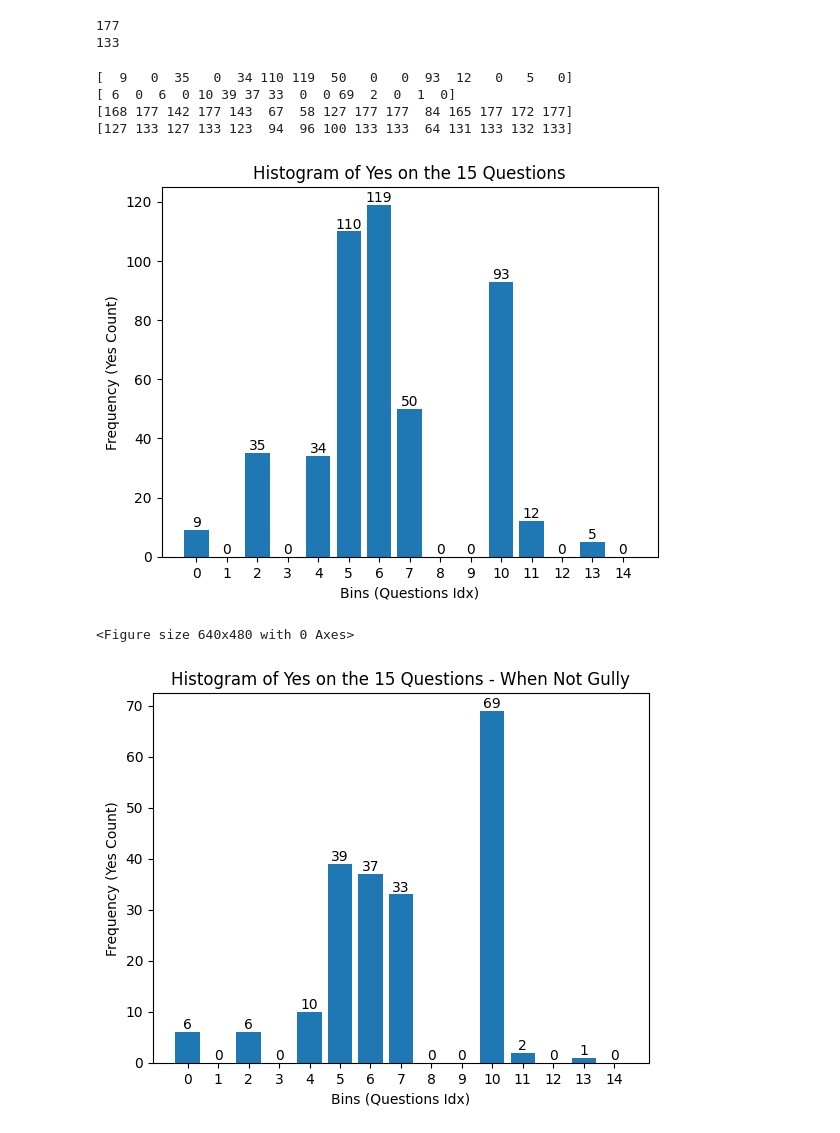
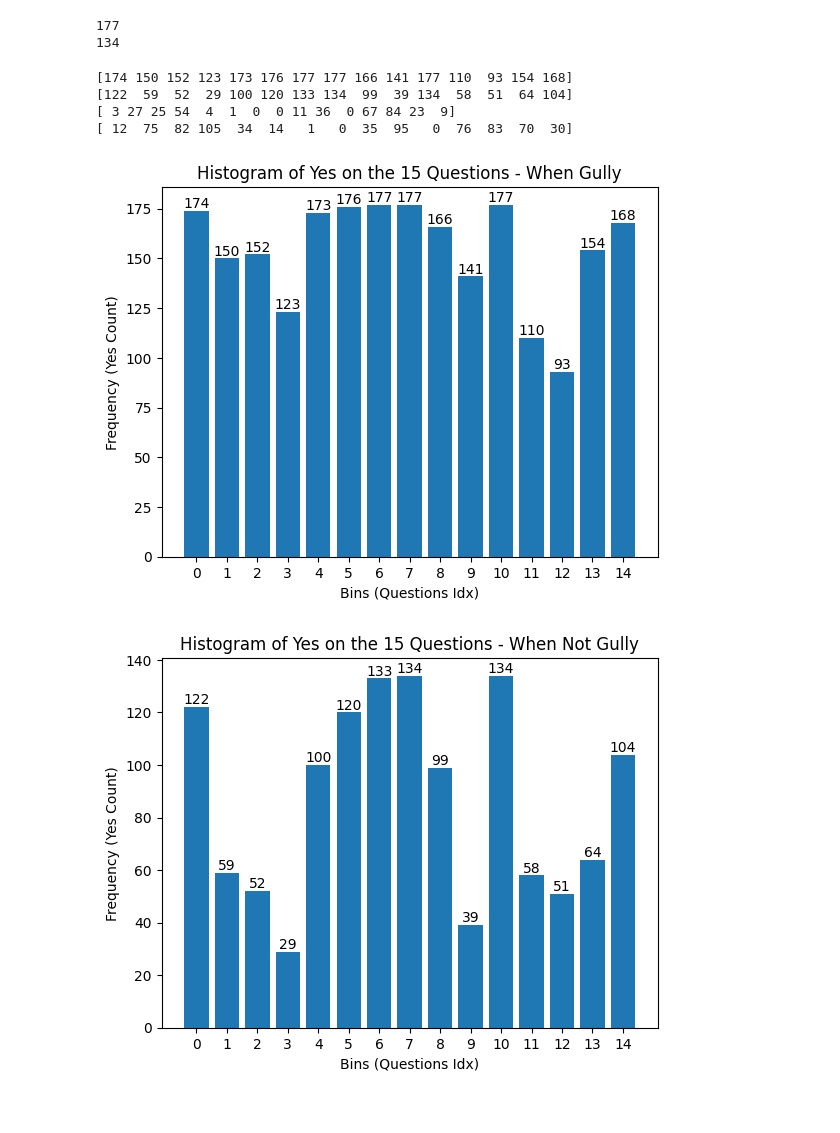
Before and after one commit to SMATousi/WACV-2025-Workshop-ViGIR, a Jupyter notebook: WACV_histogram_questions.ipynb, the cells around one changed output. Cells and saved outputs as stored; diff of their text form; code cells hidden in the pictures.

```diff
--- a/WACV_histogram_questions.ipynb
+++ b/WACV_histogram_questions.ipynb
@@ -44,8 +44,8 @@ parser.add_argument("--model_unloading", action="store_true", help="Enables unlo
 args = parser.parse_args()
 # %%
 # Load test set:
-#file_path = 'Testing_Set.json'
-file_path = 'Validation_Set.json'
+file_path = 'Testing_Set.json'
+#file_path = 'Validation_Set.json'
 with open(file_path, 'r') as file:
     data = json.load(file)
 
@@ -58,7 +58,8 @@ Number of Annotated GT Images (List):  310
 # %%
 # Load results from a specifc model
 #filename = 'valid_'+args.modelname+'.json'
-filename = 'valid_llama3_90b.json'
+#filename = 'valid_llama3_90b.json'
+filename = 'test_Qwen2-VL-72B-Instruct-QAs.json'
 with open((os.path.join(args.results_dir, filename)), 'r') as file:
     result_data = json.load(file)
 
@@ -89,7 +110,7 @@ print(len(data_gully))
 print(len(data_not_gully))
 # %% [output]
 177
-133
+134
 # %%
 for key, item in result_data.items():
     #print(key)
@@ -98,17 +119,19 @@ for key, item in result_data.items():
     for idx in range(len(item)):
         #print(item[idx][0]['label'])
         #print(item[idx][-1].split('.')[0])
-        if item[idx][0]['label'] == '4' and item[idx][-1].split('.')[0] == 'Yes':
+        #print(item[idx][-1][0])
+        #sys.exit()
+        if item[idx][0]['label'] == '4' and item[idx][-1][0].split('.')[0] == 'Yes':
             histogram_gully[idx] += 1
 
-        if item[idx][0]['label'] == '0' and item[idx][-1].split('.')[0] == 'Yes':
+        if item[idx][0]['label'] == '0' and item[idx][-1][0].split('.')[0] == 'Yes':
             histogram_not_gully[idx] += 1
 
 
-        if item[idx][0]['label'] == '4' and item[idx][-1].split('.')[0] == 'No':
+        if item[idx][0]['label'] == '4' and item[idx][-1][0].split('.')[0] == 'No':
             no_histogram_gully[idx] += 1
 
-        if item[idx][0]['label'] == '0' and item[idx][-1].split('.')[0] == 'No':
+        if item[idx][0]['label'] == '0' and item[idx][-1][0].split('.')[0] == 'No':
             no_histogram_not_gully[idx] += 1
 # %%
 histogram_gully_values = np.array(list(histogram_gully.values()))
@@ -121,31 +144,31 @@ print(histogram_not_gully_values)
 print(no_histogram_gully_values)
 print(no_histogram_not_gully_values)
 # %% [output]
-[  9   0  35   0  34 110 119  50   0   0  93  12   0   5   0]
-[ 6  0  6  0 10 39 37 33  0  0 69  2  0  1  0]
-[168 177 142 177 143  67  58 127 177 177  84 165 177 172 177]
-[127 133 127 133 123  94  96 100 133 133  64 131 133 132 133]
+[174 150 152 123 173 176 177 177 166 141 177 110  93 154 168]
+[122  59  52  29 100 120 133 134  99  39 134  58  51  64 104]
+[ 3 27 25 54  4  1  0  0 11 36  0 67 84 23  9]
+[ 12  75  82 105  34  14   1   0  35  95   0  76  83  70  30]
 # %%
 fig, ax = plt.subplots()
 values = np.linspace(0, num_questions-1, num_questions)
 bars = ax.bar(values, histogram_gully_values)
 for bar in bars:
     yval = bar.get_height()
     ax.text(bar.get_x() + bar.get_width() / 2, yval, str(yval), va='bottom', ha='center')
 
 
 plt.xticks(np.arange(num_questions))
 plt.xlabel('Bins (Questions Idx)')
 plt.ylabel('Frequency (Yes Count)')
-plt.title('Histogram of Yes on the 15 Questions')
+plt.title('Histogram of Yes on the 15 Questions - When Gully')
+
+#plt.savefig("histogram_yes_when_gully.pdf", format="pdf")
 plt.show()
-plt.savefig("histogram_yes_when_gully.pdf", format="pdf")
 
 
 #plt.hist(histogram_gully_values, bins=15, color='skyblue', edgecolor='black')
 # %% [output]
-[figure, old version]
+[figure, new version]
-<Figure size 640x480 with 0 Axes>
 # %%
 fig, ax = plt.subplots()
 values = np.linspace(0, num_questions-1, num_questions)
@@ -159,10 +182,10 @@ plt.xticks(np.arange(num_questions))
 plt.xlabel('Bins (Questions Idx)')
 plt.ylabel('Frequency (Yes Count)')
 plt.title('Histogram of Yes on the 15 Questions - When Not Gully')
-plt.savefig("histogram_yes_when_not_gully.pdf")
+#plt.savefig("histogram_yes_when_not_gully.pdf")
 plt.show()
 # %% [output]
-[figure, old version]
+[figure, new version]
 # %%
 fig, ax = plt.subplots()
 values = np.linspace(0, num_questions-1, num_questions)
```
Also changed, not shown: parts of 6 cells of this notebook, 14 other files.
